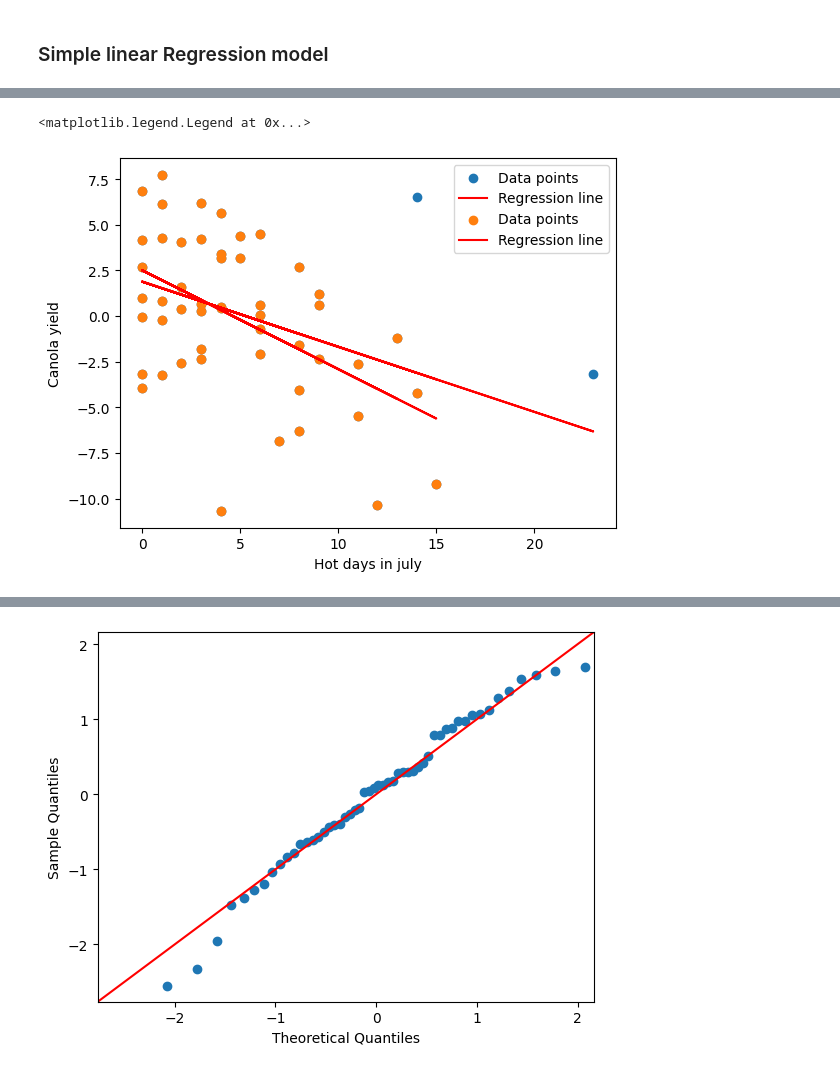
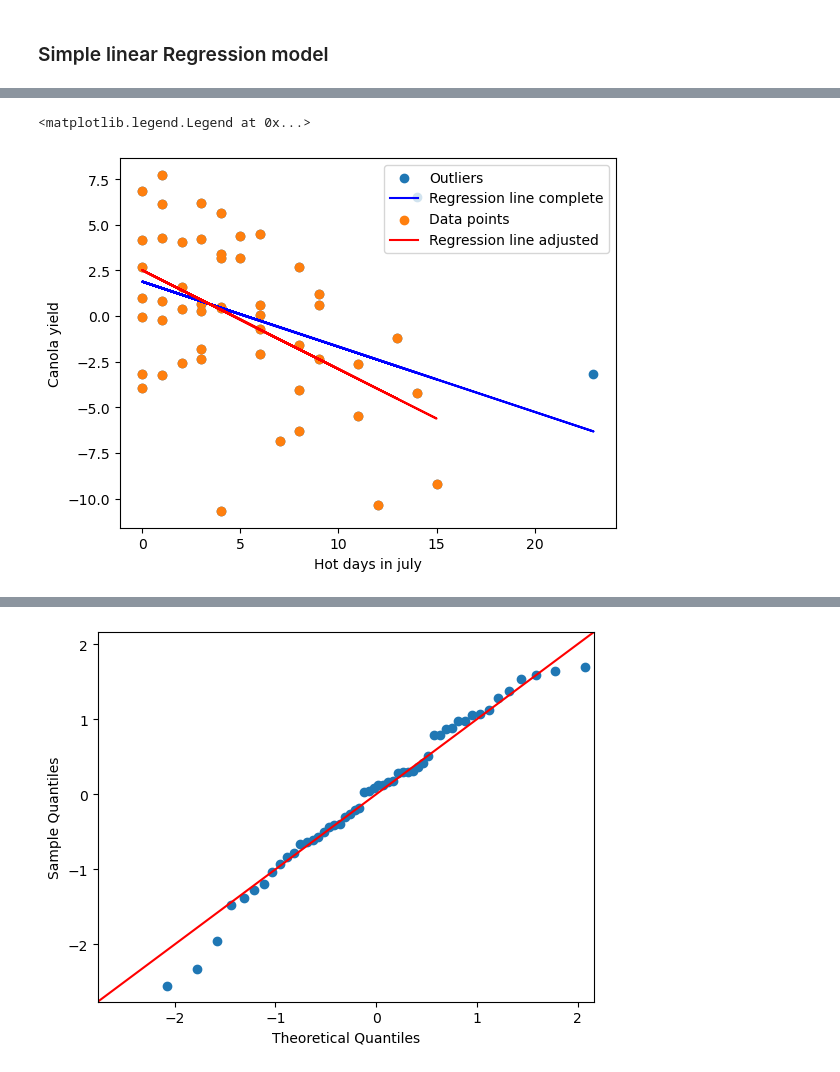
Before and after one commit to Laura-Pldk/Canola_Yield_Prediction, a Jupyter notebook: notebooks/Canola_presentation.ipynb, the cells around one changed output, grey strips where cells are left out. Drawn from its saved outputs; the diff is of its cells as text; code cells hidden in the pictures.

```diff
--- a/notebooks/Canola_presentation.ipynb
+++ b/notebooks/Canola_presentation.ipynb
@@ -946,10 +904,10 @@ results_one = model.fit()
 
 print(results_one.summary())
 
-plt.scatter(canola_lr[["hot_days_in_7"]], canola_lr[["Canola_detrend"]], label='Data points')
+plt.scatter(canola_lr[["hot_days_in_7"]], canola_lr[["Canola_detrend"]], label='Outliers')
 
 # Plot the regression line
-plt.plot(canola_lr[["hot_days_in_7"]], results_one.predict(), color='red', label='Regression line')
+plt.plot(canola_lr[["hot_days_in_7"]], results_one.predict(), color='blue', label='Regression line complete')
 
 # Add labels and a legend
 plt.xlabel('Hot days in july')
@@ -964,7 +922,7 @@ df_july = canola_lr.iloc[:, [0,12]]
 
 #print(df_july)
 
-#the outliners are 2017 and 2021
+#the utliers are 2017 and 2021
 
 years_to_remove = ['2017', '2021']
 
@@ -974,7 +932,7 @@ df_july = df_july.drop(years_to_remove, axis=0)
 # Display the resulting DataFrame
 #print(df_july)
 
-# lr with removed outliners
+# lr with removed outliers
 
 y = df_july.iloc[:, 0]
 X_mod = df_july.iloc[:,1]
@@ -989,7 +947,7 @@ print(results_one.summary())
 plt.scatter(df_july[["hot_days_in_7"]], df_july[["Canola_detrend"]], label='Data points')
 
 # Plot the regression line
-plt.plot(df_july[["hot_days_in_7"]], results_one.predict(), color='red', label='Regression line')
+plt.plot(df_july[["hot_days_in_7"]], results_one.predict(), color='red', label='Regression line adjusted')
 
 # Add labels and a legend
 plt.xlabel('Hot days in july')
@@ -1006,15 +964,15 @@ Time:                        16:28:47   Log-Likelihood:                -145.11
 No. Observations:                  52   AIC:                             294.2
 Df Residuals:                      50   BIC:                             298.1
 Df Model:                           1
 Covariance Type:            nonrobust
 =================================================================================
 ... (34 lines left out)
 ==============================================================================
 
 Notes:
 [1] Standard Errors assume that the covariance matrix of the errors is correctly specified.
 <matplotlib.legend.Legend at 0x...>
-[figure, old version]
+[figure, new version]
 # %%
 # Hot days in year
 
```
Also changed, not shown: parts of 31 cells of this notebook.
